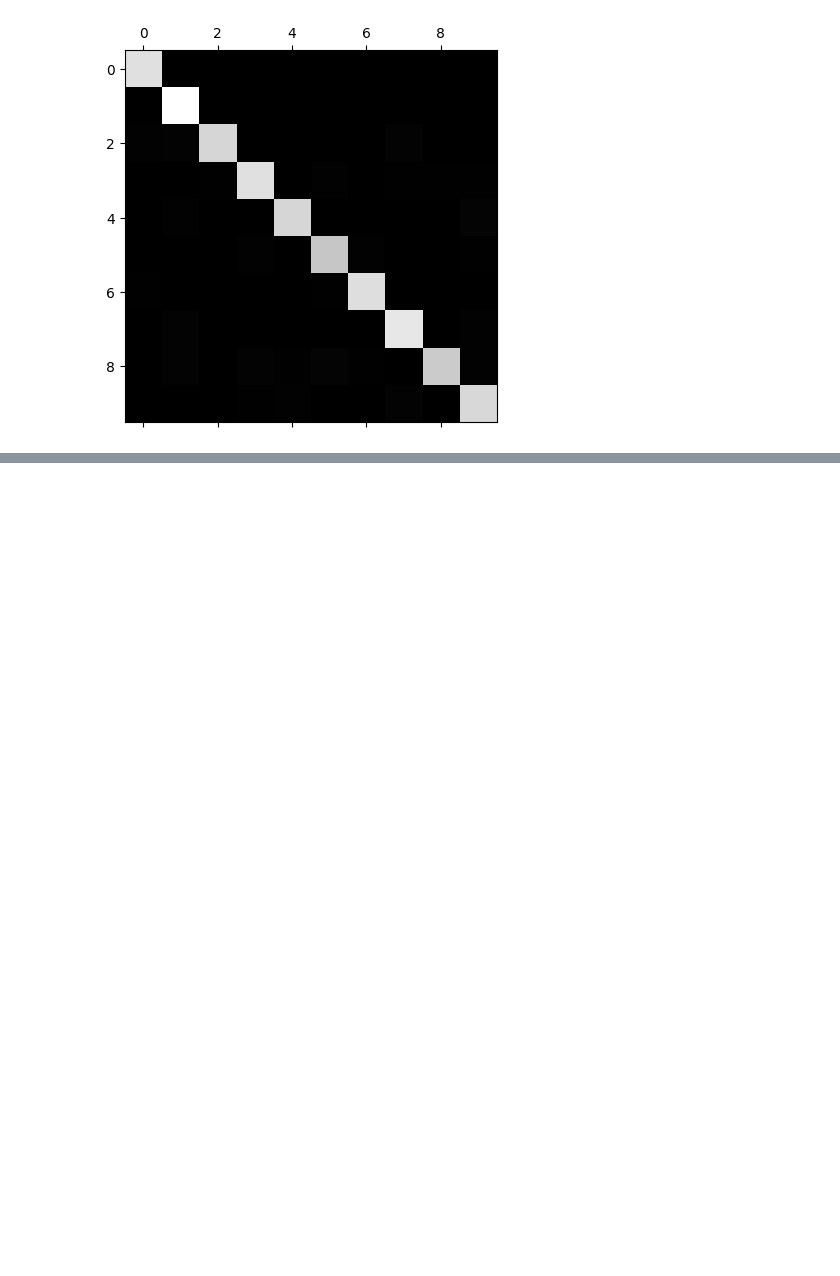
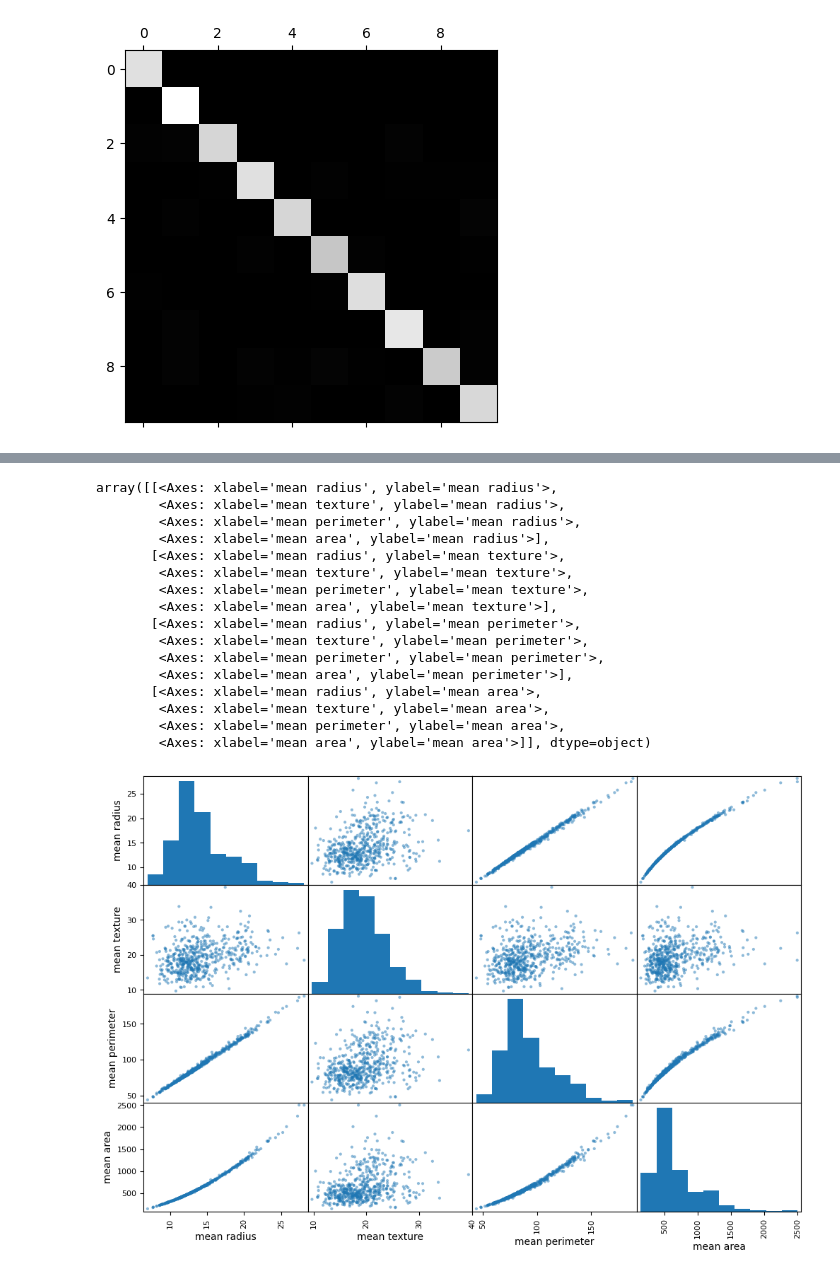
Before and after one commit to Saharuth/MachineLearning, a Jupyter notebook: MNIST/KNeighborsClassifier.ipynb, the cells around one changed output, grey strips where cells are left out. Cells and saved outputs as stored; diff of their text form; code cells hidden in the pictures; blank space fills up the shorter version.

```diff
--- a/MNIST/KNeighborsClassifier.ipynb
+++ b/MNIST/KNeighborsClassifier.ipynb
@@ -93,3 +95,14 @@ plt.matshow(conf_mx, cmap=plt.cm.gray)
 plt.show()
 # %% [output]
 [figure]
+# %%
+from sklearn.datasets import load_breast_cancer
+cancer = load_breast_cancer()
+print("cancer.keys(): \n{}".format(cancer.keys()))
+print("Feature_names: \n{}".format(cancer.feature_names))
+print("Shape of cancer data: {}".format(cancer.data.shape))
+print("Sample counts per class: \n{}".format(
+    {
+        n: v for n, v in zip(cancer.target_names, np.bincount(cancer.target))
+    }
+))
@@ -95,0 +125,8 @@ plt.show()
+# %%
+import matplotlib.pyplot as plt
+import pandas as pd
+import numpy as np
+
+df_cancer = pd.DataFrame(cancer.data, columns=cancer.feature_names)
+df_cancer['cancer'] = cancer.target
+print(df_cancer)
@@ -95,0 +136,22 @@ plt.show()
+# %%
+from pandas.plotting import scatter_matrix
+attributes = ["mean radius", "mean texture", "mean perimeter", "mean area"]
+scatter_matrix(df_cancer[attributes], figsize=(12, 8))
+# %% [output]
+array([[<Axes: xlabel='mean radius', ylabel='mean radius'>,
+        <Axes: xlabel='mean texture', ylabel='mean radius'>,
+        <Axes: xlabel='mean perimeter', ylabel='mean radius'>,
+        <Axes: xlabel='mean area', ylabel='mean radius'>],
+       [<Axes: xlabel='mean radius', ylabel='mean texture'>,
+        <Axes: xlabel='mean texture', ylabel='mean texture'>,
+        <Axes: xlabel='mean perimeter', ylabel='mean texture'>,
+        <Axes: xlabel='mean area', ylabel='mean texture'>],
+       [<Axes: xlabel='mean radius', ylabel='mean perimeter'>,
+        <Axes: xlabel='mean texture', ylabel='mean perimeter'>,
+        <Axes: xlabel='mean perimeter', ylabel='mean perimeter'>,
+        <Axes: xlabel='mean area', ylabel='mean perimeter'>],
+       [<Axes: xlabel='mean radius', ylabel='mean area'>,
+        <Axes: xlabel='mean texture', ylabel='mean area'>,
+        <Axes: xlabel='mean perimeter', ylabel='mean area'>,
+        <Axes: xlabel='mean area', ylabel='mean area'>]], dtype=object)
+[figure, added]
```
Also changed, not shown: parts of 5 cells of this notebook.
